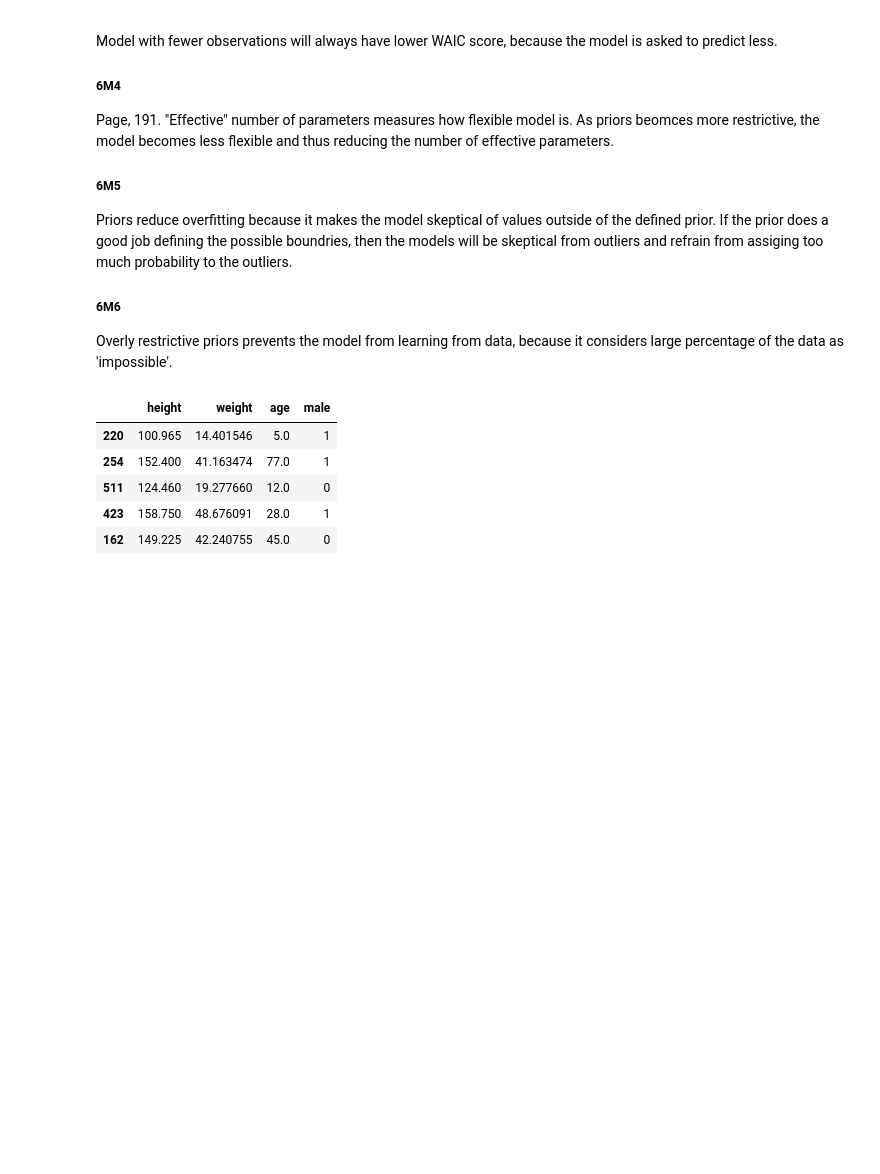
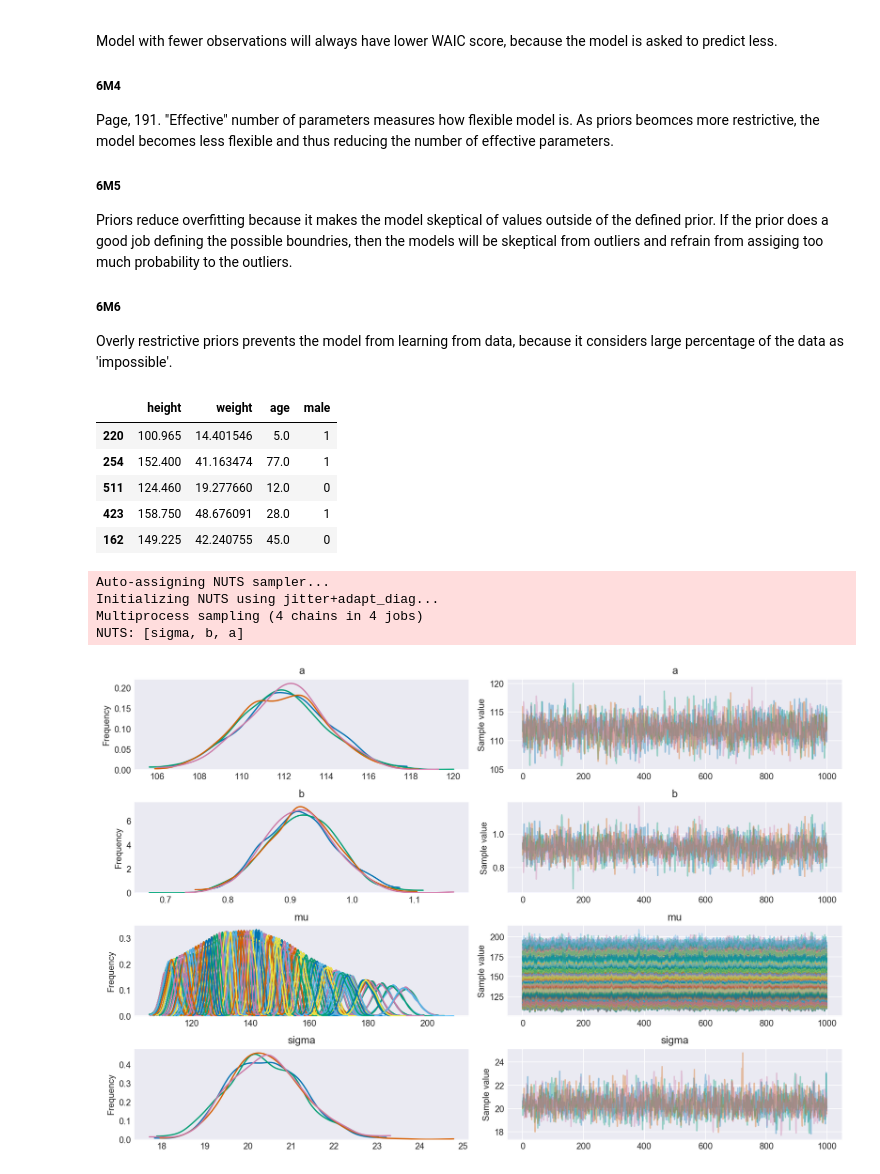
Before and after one commit to yangyu-1/statistical_rethinking_hw_pymc3, a Jupyter notebook: chapter_notebooks/chapter_6.ipynb, the cells around one changed output. Drawn from its saved outputs; the diff is of its cells as text; code cells hidden in the pictures; blank space fills up the shorter version.

```diff
--- a/chapter_notebooks/chapter_6.ipynb
+++ b/chapter_notebooks/chapter_6.ipynb
@@ -74,3 +74,20 @@ test_howell.head()
 | 511 | 124.460 | 19.277660 | 12.0 | 0 |
 | 423 | 158.750 | 48.676091 | 28.0 | 1 |
 | 162 | 149.225 | 42.240755 | 45.0 | 0 |
+# %%
+with pm.Model() as m_6h1_1:
+    alpha = pm.Normal('a',140,30)
+    beta = pm.Normal('b',0,10)
+    mu = pm.Deterministic('mu',alpha + beta*train_howell['age'])
+    sigma = pm.HalfCauchy('sigma', beta=10)
+    height = pm.Normal('height',mu,sigma,observed=train_howell['height'])
+    trace_m_6h1_1 = pm.sample(1000, tune=1000)
+# %% [output]
+Auto-assigning NUTS sampler...
+Initializing NUTS using jitter+adapt_diag...
+Multiprocess sampling (4 chains in 4 jobs)
+NUTS: [sigma, b, a]
+# %%
+pm.traceplot(trace_m_6h1_1);
+# %% [output]
+[figure, added]
```
